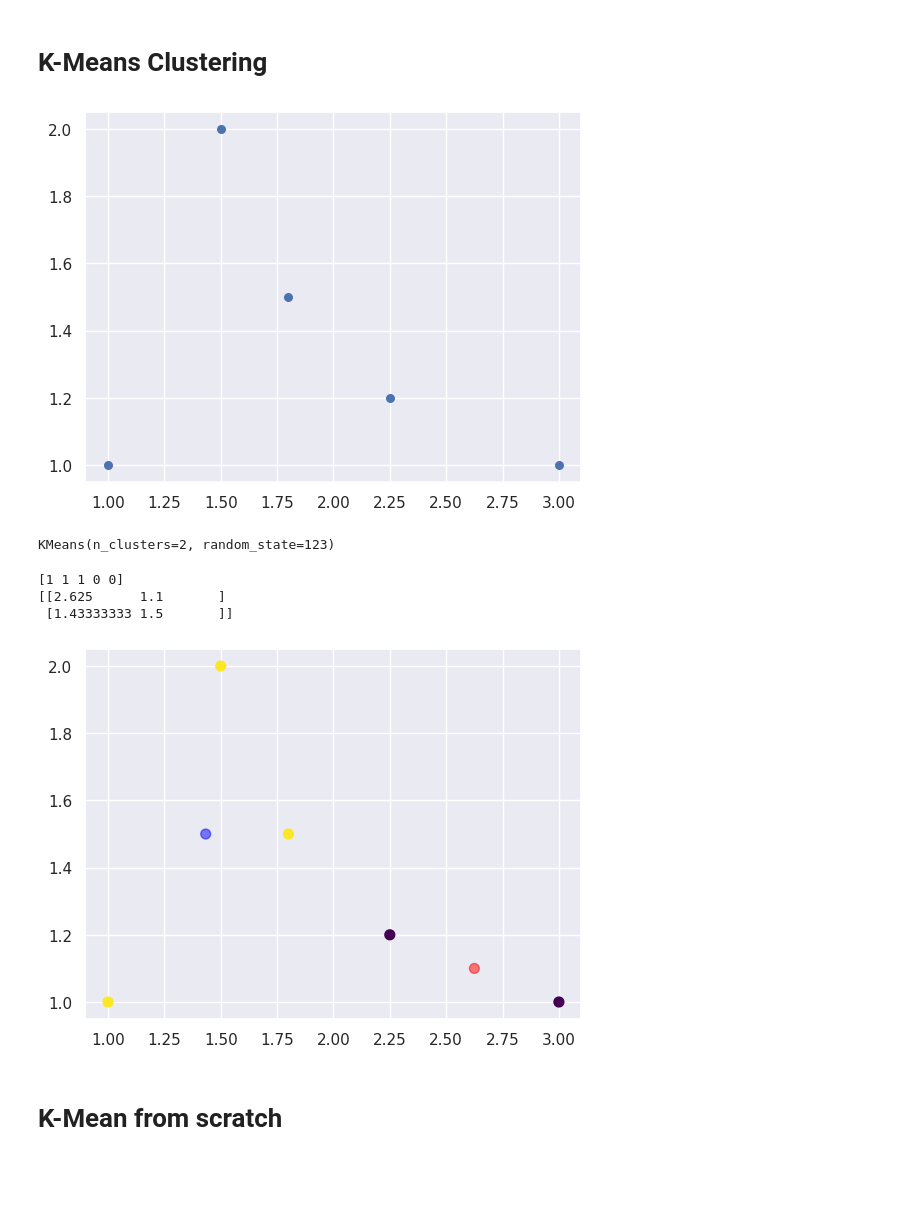
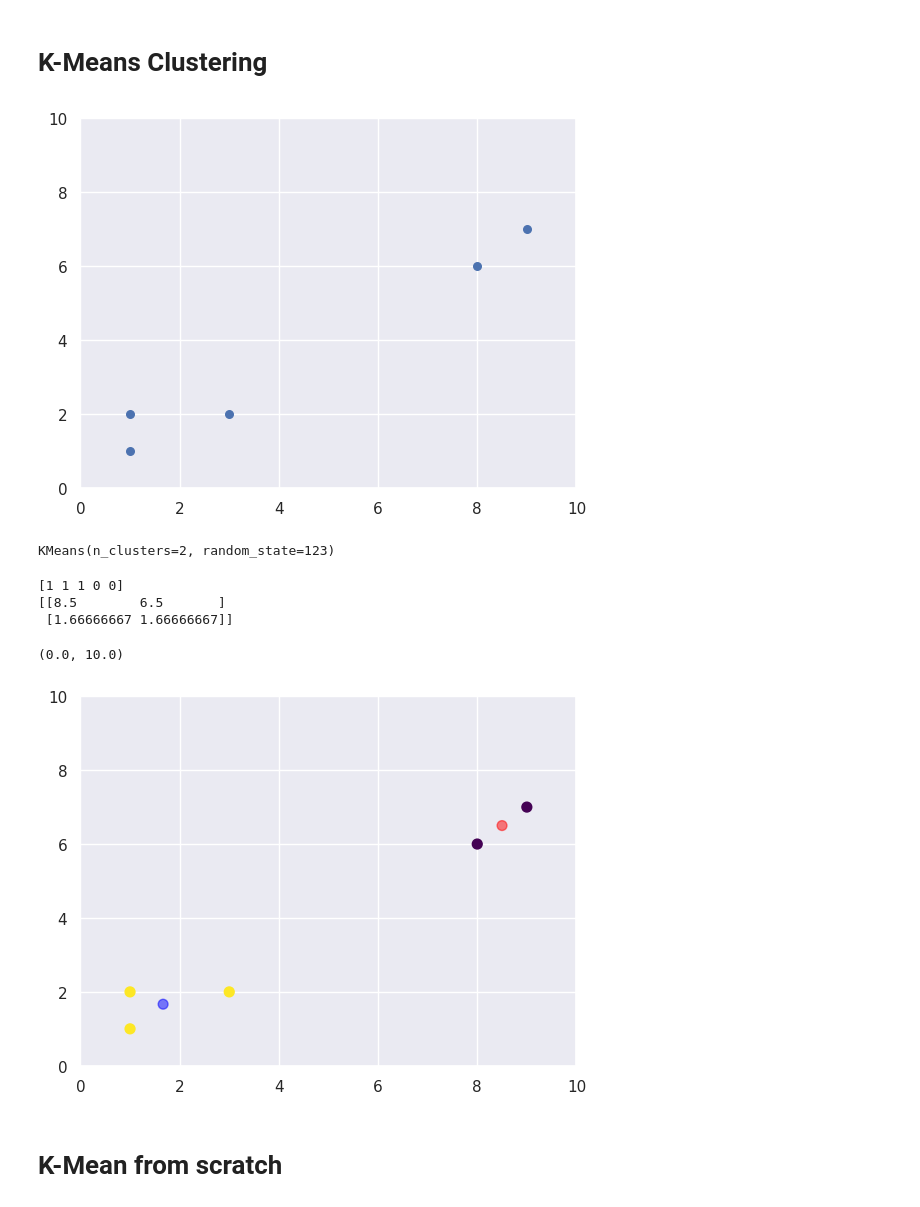
Before and after one commit to ekaratnida/Applied-machine-learning, a Jupyter notebook: Week14-kmeans/K-means.ipynb, the cells around one changed output. Saved outputs shown, nothing was run; the diff lists cells and outputs as text; code cells hidden in the pictures; blank space fills up the shorter version.

```diff
--- a/Week14-kmeans/K-means.ipynb
+++ b/Week14-kmeans/K-means.ipynb
@@ -16,13 +16,16 @@ nc = 2 #nc=k
 # %%
 
 #X = np.array([[1, 2], [2, 1], [3, 3],
 #              [8, 1.5], [9, 2], [10, 0]])
 
-X = np.array([[1,1],[1.5,2],[1.8,1.5],[2.25,1.2],[3,1]])
+X = np.array([[1,1],[1,2],[3,2],[8,6],[9,7]])
 
-plt.scatter(X[:, 0], X[:, 1], s=30);
+plt.scatter(X[:, 0], X[:, 1], s=30)
+plt.xlim(0,10)
+plt.ylim(0,10)
+plt.show()
 # %% [output]
-[figure, old version]
+[figure, new version]
 # %%
 kmeans = KMeans(n_clusters=nc, random_state=123)
 kmeans.fit(X)
@@ -36,11 +39,14 @@ centers = kmeans.cluster_centers_
 print(centers)
 plt.scatter(X[:, 0], X[:, 1], c=y_kmeans, s=50, cmap='viridis')
 plt.scatter(centers[:, 0], centers[:, 1], c=['red','blue'], s=50, alpha=0.5);
+plt.xlim(0,10)
+plt.ylim(0,10)
 # %% [output]
 [1 1 1 0 0]
-[[2.625      1.1       ]
- [1.43333333 1.5       ]]
+[[8.5        6.5       ]
+ [1.66666667 1.66666667]]
+(0.0, 10.0)
-[figure, old version]
+[figure, new version]
 # %% [markdown]
 # K-Mean from scratch
 # %% [markdown]
```
Also changed, not shown: parts of 9 cells of this notebook.
